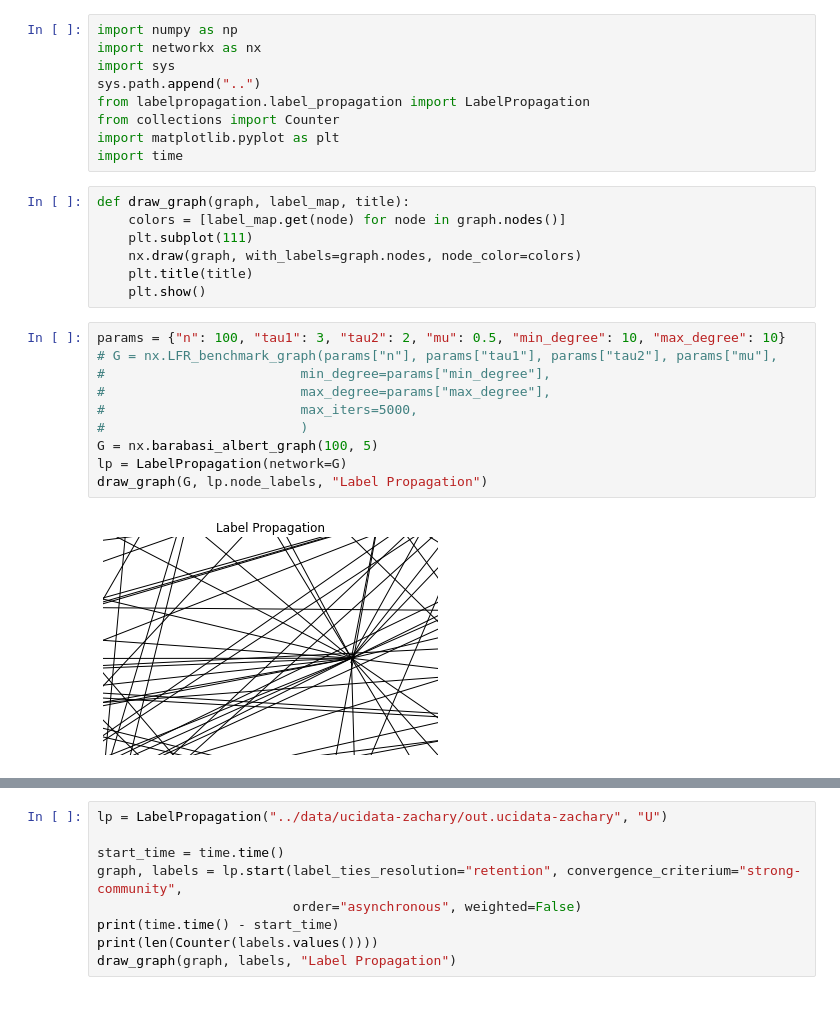
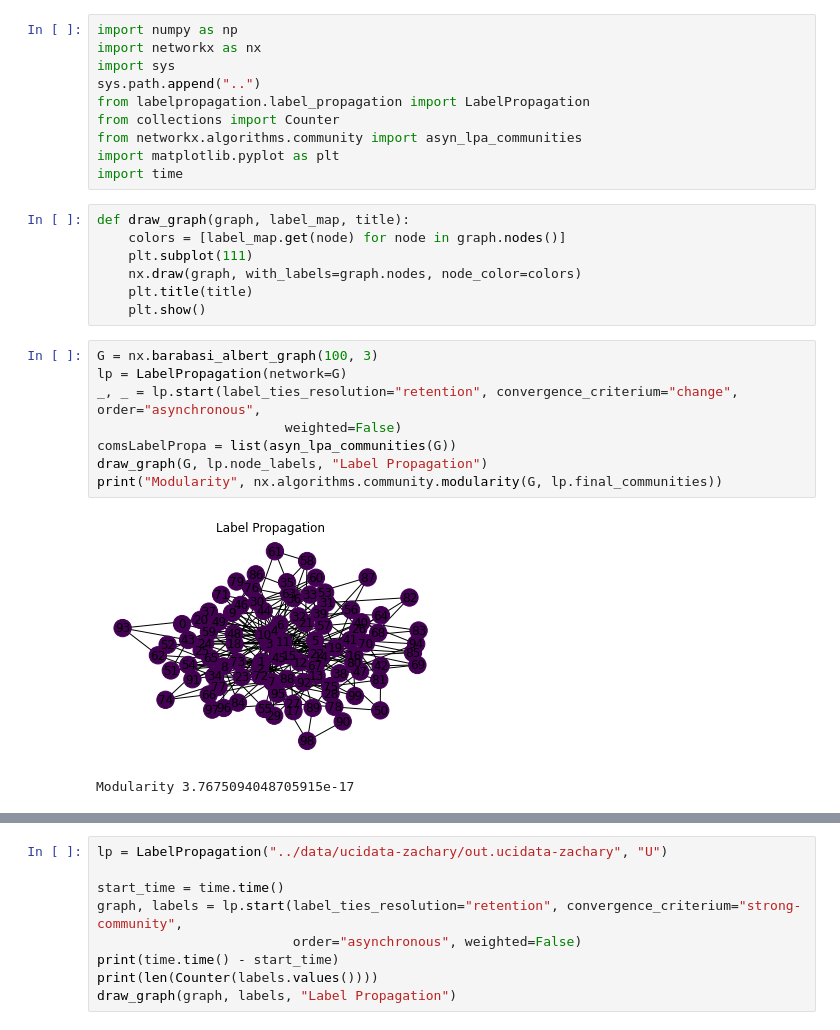
Before and after one commit to damir1407/label-propagation, a Jupyter notebook: notebooks/01-analysis_synthetic_graphs.ipynb, the cells around one changed output, grey strips where cells are left out. Saved outputs shown, nothing was run; the diff lists cells and outputs as text.

Commit message:
Refactor analysis script for LFR graphs

```diff
--- a/notebooks/01-analysis_synthetic_graphs.ipynb
+++ b/notebooks/01-analysis_synthetic_graphs.ipynb
@@ -5,6 +5,7 @@ import sys
 sys.path.append("..")
 from labelpropagation.label_propagation import LabelPropagation
 from collections import Counter
+from networkx.algorithms.community import asyn_lpa_communities
 import matplotlib.pyplot as plt
 import time
 # %%
@@ -14,15 +15,14 @@ def draw_graph(graph, label_map, title):
     nx.draw(graph, with_labels=graph.nodes, node_color=colors)
     plt.title(title)
     plt.show()
-# %%
-params = {"n": 100, "tau1": 3, "tau2": 2, "mu": 0.5, "min_degree": 10, "max_degree": 10}
-# G = nx.LFR_benchmark_graph(params["n"], params["tau1"], params["tau2"], params["mu"],
-#                         min_degree=params["min_degree"],
-#                         max_degree=params["max_degree"],
-#                         max_iters=5000,
-#                         )
-G = nx.barabasi_albert_graph(100, 5)
-lp = LabelPropagation(network=G)
-draw_graph(G, lp.node_labels, "Label Propagation")
-# %% [output]
-[figure, removed]
+# %%
+G = nx.barabasi_albert_graph(100, 3)
+lp = LabelPropagation(network=G)
+_, _ = lp.start(label_ties_resolution="retention", convergence_criterium="change", order="asynchronous",
+                        weighted=False)
+comsLabelPropa = list(asyn_lpa_communities(G))
+draw_graph(G, lp.node_labels, "Label Propagation")
+print("Modularity", nx.algorithms.community.modularity(G, lp.final_communities))
+# %% [output]
+[figure, added]
+Modularity 3.7675094048705915e-17
```
Also changed, not shown: parts of 1 cell of this notebook, 1 other file.
